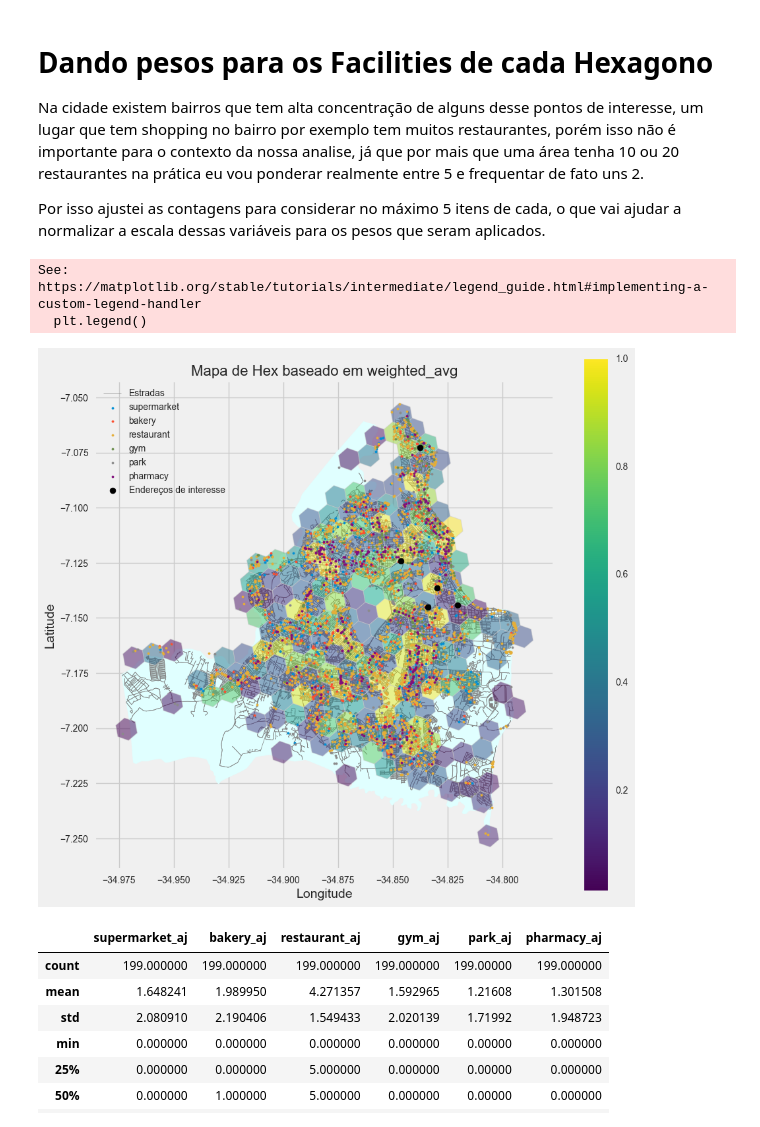
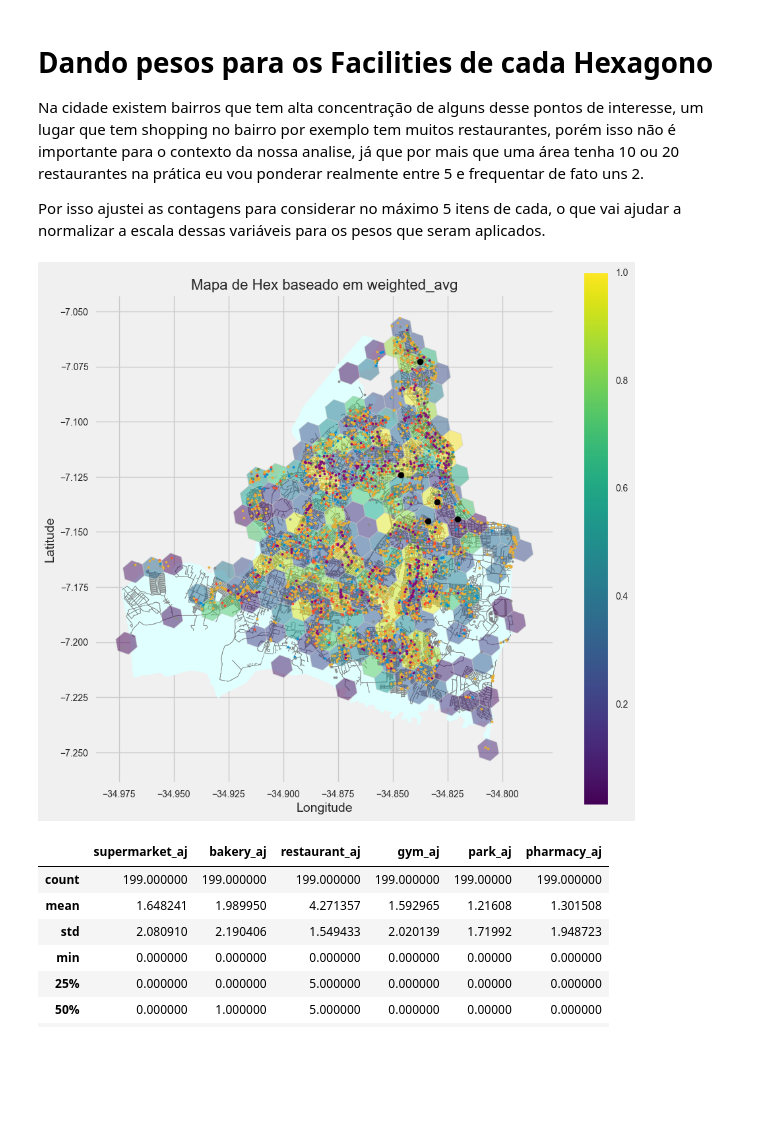
Before and after one commit to Padawanh/choosen_house, a Jupyter notebook: ChoosenHouse_API_Google.ipynb, the cells around one changed output. Drawn from its saved outputs; the diff is of its cells as text; code cells hidden in the pictures; blank space fills up the shorter version.

```diff
--- a/ChoosenHouse_API_Google.ipynb
+++ b/ChoosenHouse_API_Google.ipynb
@@ -439,42 +441,23 @@ df_hex_select = df_hex.merge(hex_count_facilities,left_on="hex8",right_on="hex8_
 # %%
 plt.style.use('fivethirtyeight')
-# Definir a escala de cores com base nos valores da coluna 'weighted_avg'
 vmin, vmax = df_hex_select['weighted_avg'].min(), df_hex_select['weighted_avg'].max()
-cmap = 'viridis'  # Você pode escolher outra paleta de cores
-
-# Criar um subplot
+cmap = 'viridis'
 fig, ax = plt.subplots(1, 1, figsize=(10, 10))
-
-# Plotar o GeoDataFrame usando uma escala de cores
-
 area.plot(ax=ax , color='lightcyan', linewidth=1, label='Area',zorder=1)
-
 edges_proj.plot(ax=ax , color='gray', linewidth=0.5, label='Estradas',zorder=1)
-
 df_hex_select.plot(column='weighted_avg', cmap=cmap, linewidth=0.8, ax=ax, edgecolor='0.8', vmin=vmin, vmax=vmax , alpha=0.5)
-
-
 for type_plot_place in types:
   full_places_city_select[full_places_city_select['main_type']==type_plot_place].plot(ax=ax , linewidth=0.5, label=type_plot_place,zorder=1 , markersize=5)
-
 enderecos_gpd.plot(ax=ax , color='black', linewidth=0.5, label='Endereços de interesse',zorder=1 , markersize=40)
-
-# Adicionar barra de cores
 sm = plt.cm.ScalarMappable(cmap=cmap, norm=plt.Normalize(vmin=vmin, vmax=vmax))
 sm._A = []
 cbar = plt.colorbar(sm, ax=ax)
-
-# Adicionar título e rótulos
 plt.title('Mapa de Hex baseado em weighted_avg', size=16)
 plt.xlabel('Longitude', size=14)
 plt.ylabel('Latitude', size=14)
-plt.legend()
-# Exibir o mapa
 plt.show()
 # %% [output]
-See: https://matplotlib.org/stable/tutorials/intermediate/legend_guide.html#implementing-a-custom-legend-handler
-  plt.legend()
-[figure, old version]
+[figure, new version]
 # %%
 cluster_variables =[i+"_aj" for i in types] # os mesmos  que foram usados para capturar os dados na API do Google
 df_cluster = df_hex_select[cluster_variables]
```
Also changed, not shown: parts of 14 cells of this notebook, 1 other file.
